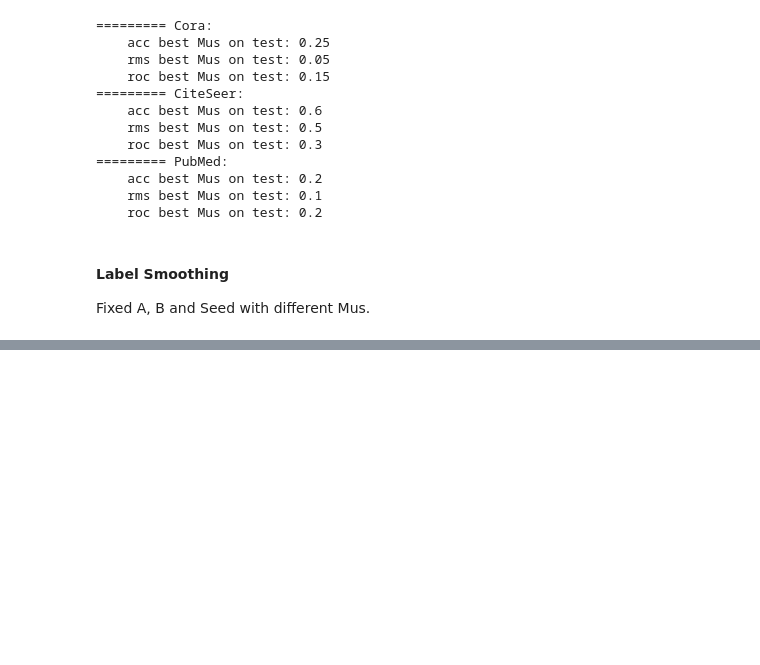
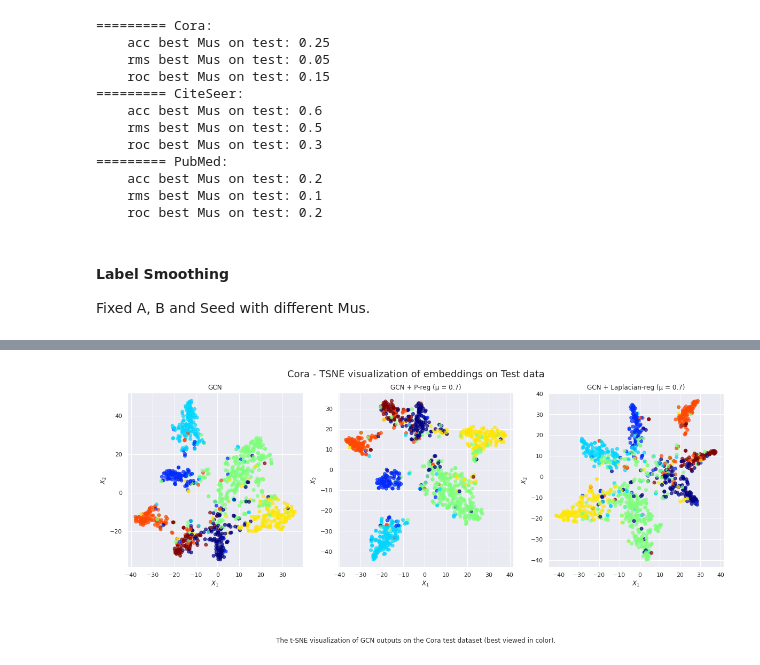
Before and after one commit to sandorfoldi/p-reg, a Jupyter notebook: notebooks/FinalAnalysisAbdul/Analysis.ipynb, the cells around one changed output, grey strips where cells are left out. Drawn from its saved outputs; the diff is of its cells as text; code cells hidden in the pictures; blank space fills up the shorter version.

```diff
--- a/notebooks/FinalAnalysisAbdul/Analysis.ipynb
+++ b/notebooks/FinalAnalysisAbdul/Analysis.ipynb
@@ -816,0 +933,4 @@ Fixed A, B and Seed with different Mus.
+# %%
+TSNE_Report(*TSNE_Runs('Cora', reg_mu = 0.7))
+# %% [output]
+[figure, added]
```
Also changed, not shown: parts of 9 cells of this notebook.
